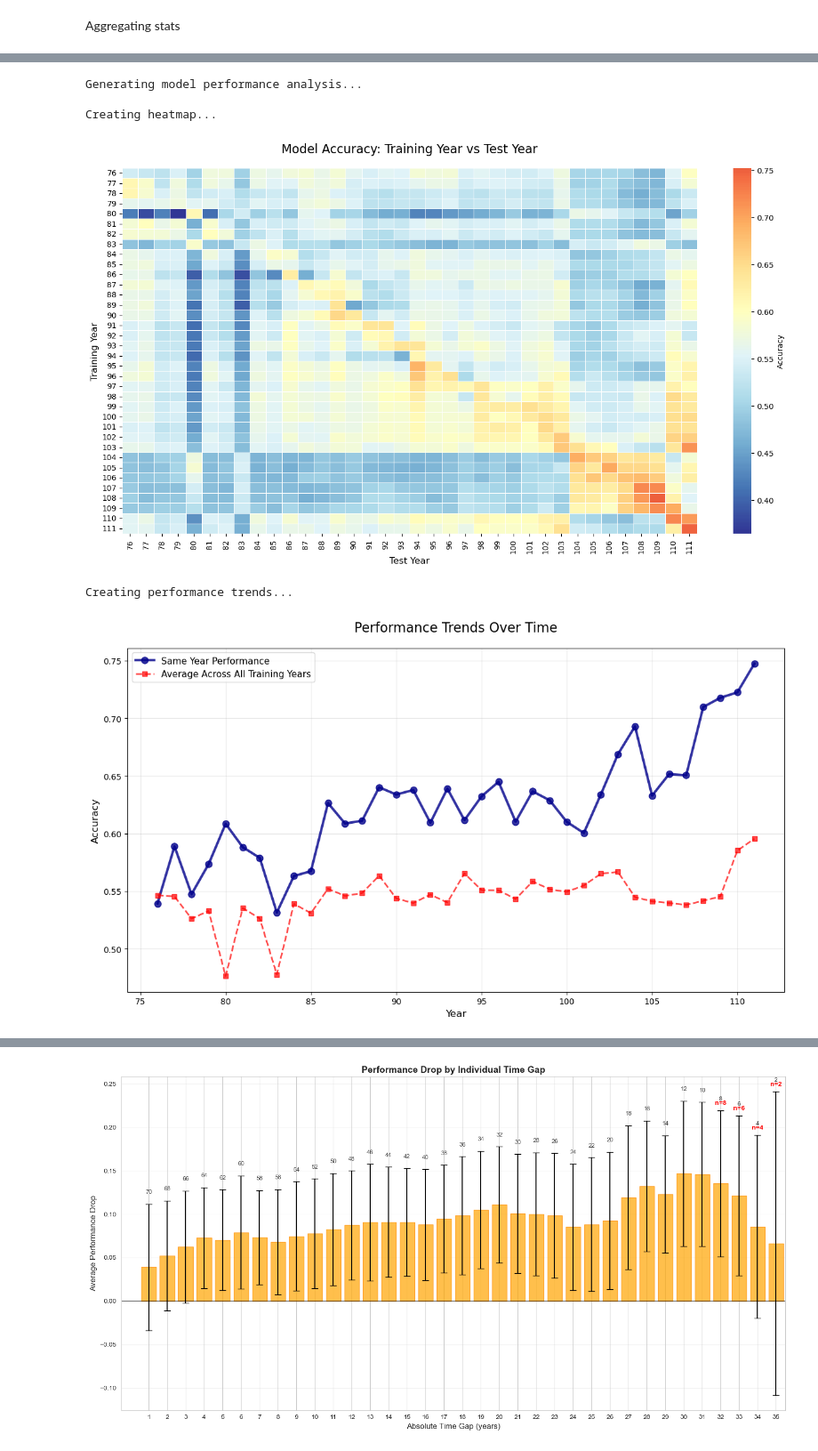
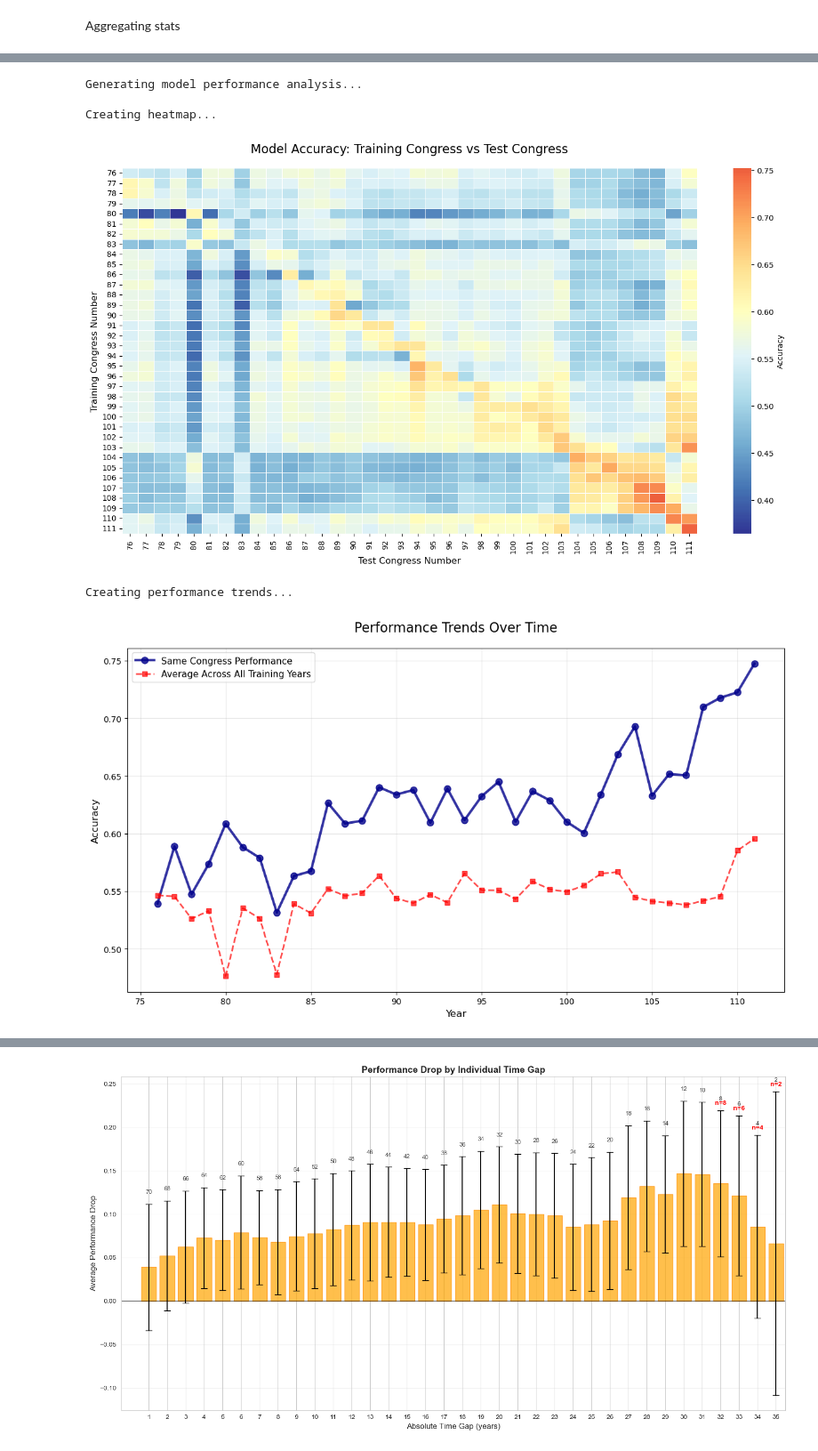
Before and after one commit to giacomotre/congress-polarization-thesis, a Jupyter notebook: notebooks/cross_year_analysis.ipynb, the cells around one changed output, grey strips where cells are left out. Shown at 89% size. Saved outputs shown, nothing was run; the diff lists cells and outputs as text; code cells hidden in the pictures.

```diff
--- a/notebooks/cross_year_analysis.ipynb
+++ b/notebooks/cross_year_analysis.ipynb
@@ -77,9 +75,9 @@ def create_heatmap(df):
                 cbar_kws={'label': 'Accuracy'},
                 linewidths=0.5)
 
-    plt.title('Model Accuracy: Training Year vs Test Year', fontsize=16, pad=20)
-    plt.xlabel('Test Year', fontsize=12)
-    plt.ylabel('Training Year', fontsize=12)
+    plt.title('Model Accuracy: Training Congress vs Test Congress', fontsize=16, pad=20)
+    plt.xlabel('Test Congress Number', fontsize=12)
+    plt.ylabel('Training Congress Number', fontsize=12)
     plt.tight_layout()
     return plt
 
@@ -91,7 +89,7 @@ def create_performance_trends(df):
     same_year_perf = df[df['train_year'] == df['test_year']].copy()
     if not same_year_perf.empty:
         plt.plot(same_year_perf['train_year'], same_year_perf['accuracy'],
-                'o-', label='Same Year Performance', linewidth=3, markersize=8,
+                'o-', label='Same Congress Performance', linewidth=3, markersize=8,
                 color='darkblue', alpha=0.8)
 
     # Average performance for each test year across all training years
@@ -197,36 +195,36 @@ def analyze_model_performance(df):
     plt.show()
 
     # Generate and display summary statistics
     print("Generating summary statistics...")
     summary_stats = create_summary_stats(df)
     print_summary_table(summary_stats)
 
     return summary_stats
 
 # Usage example:
 if __name__ == "__main__":
     # Assuming you have your final_df ready
     # final_df should have columns: train_year, test_year, accuracy
 
     # Run complete analysis
     summary = analyze_model_performance(final_df)
 
     # You can also run individual components:
     # create_heatmap(final_df)
     # plt.show()
     #
     # create_performance_trends(final_df)
     # plt.show()
     #
     # summary = create_summary_stats(final_df)
     # print_summary_table(summary)
 # %% [output]
 Generating model performance analysis...
 
 Creating heatmap...
-[figure, old version]
+[figure, new version]
 Creating performance trends...
-[figure, old version]
+[figure, new version]
 Generating summary statistics...
 ============================================================
 MODEL PERFORMANCE SUMMARY
```
Also changed, not shown: parts of 2 cells of this notebook, 9 other files.
